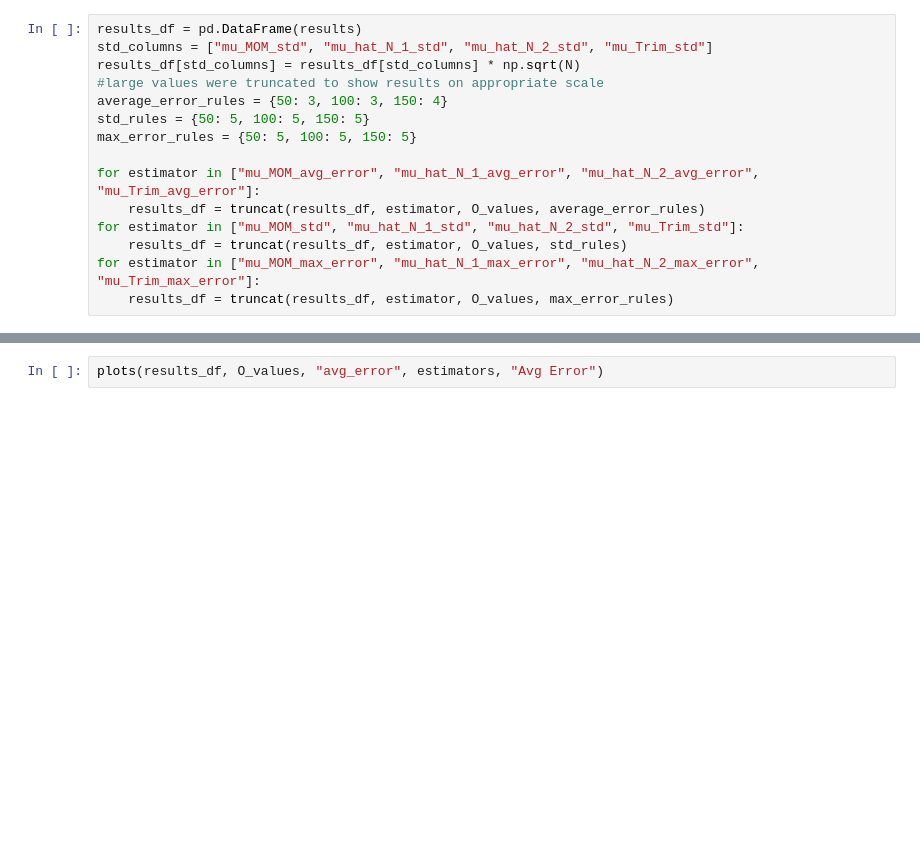
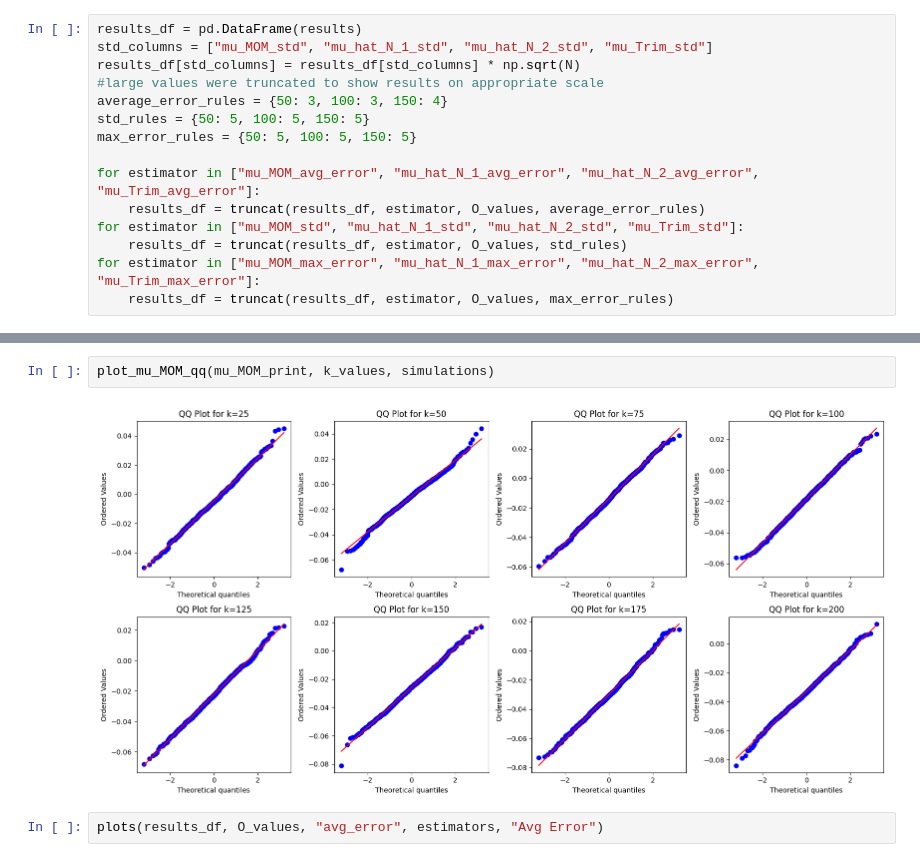
Before and after one commit to mingyuzhang2/Robust-and-efficient-mean-estimation, a Jupyter notebook: Duplication_of_simulations.ipynb, the cells around one changed output, grey strips where cells are left out. Cells and saved outputs as stored; diff of their text form; blank space fills up the shorter version.

```diff
--- a/Duplication_of_simulations.ipynb
+++ b/Duplication_of_simulations.ipynb
@@ -221,3 +196,7 @@ plot_mu_MOM2(mu_MOM_print, O_values, k_values, simulations)
+# %%
+plot_mu_MOM_qq(mu_MOM_print, k_values, simulations)
+# %% [output]
+[figure, added]
 # %%
 plots(results_df, O_values, "avg_error", estimators, "Avg Error")
 # %% [output]
```
Also changed, not shown: parts of 4 cells of this notebook.
